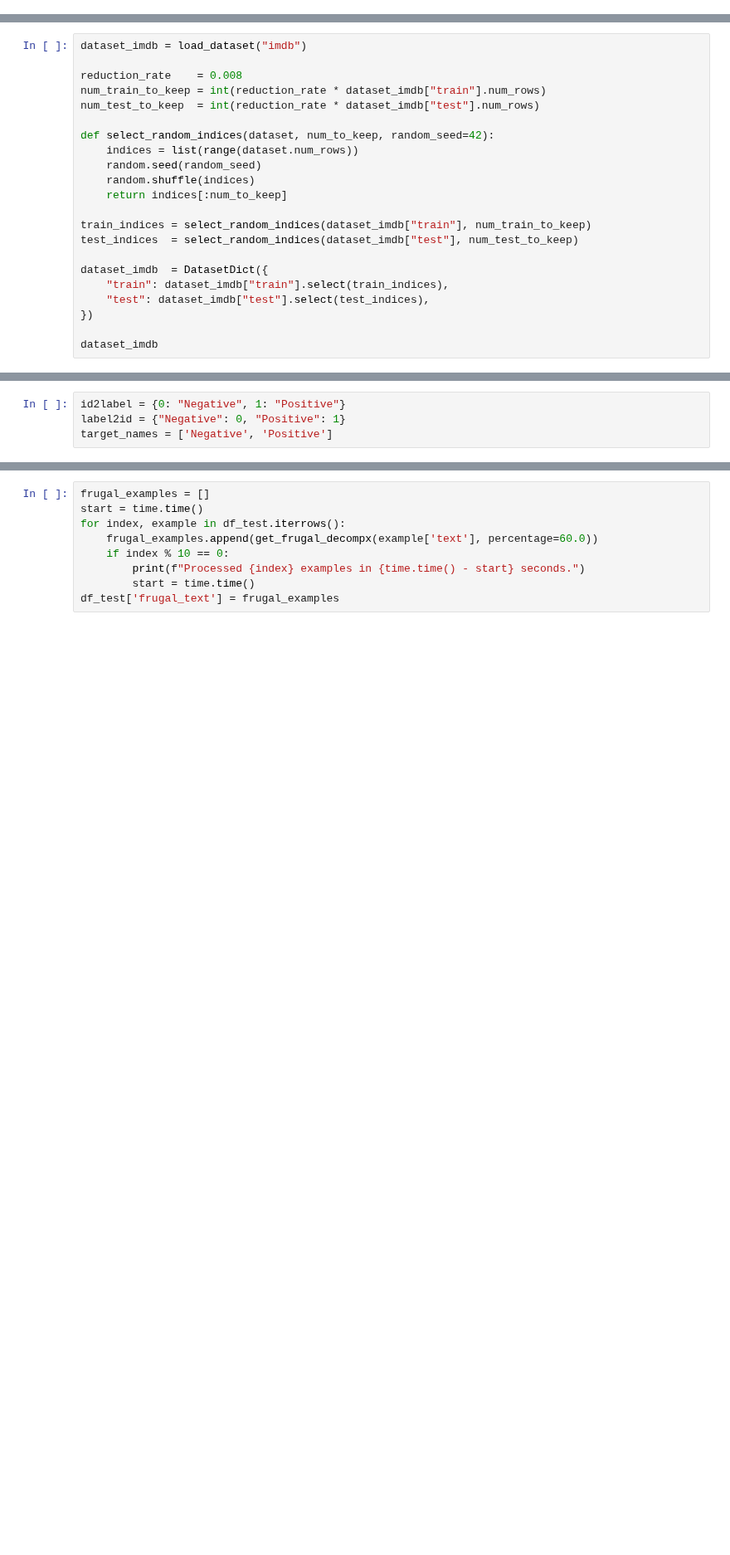
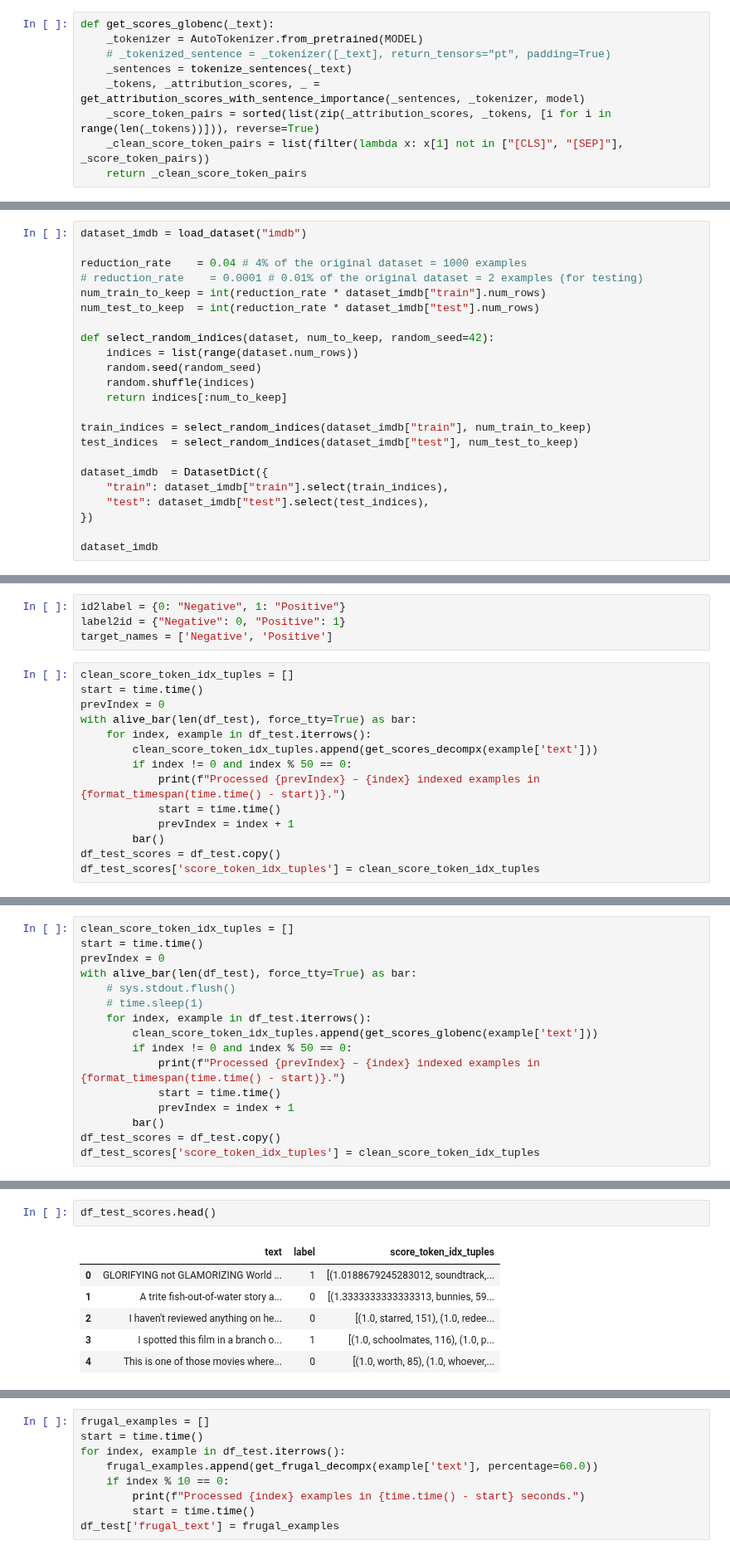
Before and after one commit to Starscream-11813/Frugal-ICL, a Jupyter notebook: frugal_ICL_clean.ipynb, the cells around one changed output, grey strips where cells are left out. Shown at 83% size. Cells and saved outputs as stored; diff of their text form; blank space fills up the shorter version.

Commit message:
Scores generated for IMDb dataset.

```diff
--- a/frugal_ICL_clean.ipynb
+++ b/frugal_ICL_clean.ipynb
@@ -408 +523,10 @@ is example document for calculating token attribution .
+# %%
+def get_scores_globenc(_text):
+    _tokenizer = AutoTokenizer.from_pretrained(MODEL)
+    # _tokenized_sentence = _tokenizer([_text], return_tensors="pt", padding=True)
+    _sentences = tokenize_sentences(_text)
+    _tokens, _attribution_scores, _ = get_attribution_scores_with_sentence_importance(_sentences, _tokenizer, model)
+    _score_token_pairs = sorted(list(zip(_attribution_scores, _tokens, [i for i in range(len(_tokens))])), reverse=True)
+    _clean_score_token_pairs = list(filter(lambda x: x[1] not in ["[CLS]", "[SEP]"], _score_token_pairs))
+    return _clean_score_token_pairs
 # %%
@@ -457,7 +581,8 @@ get_frugal_globenc(SENTENCE, percentage=80.0)
 # %%
 dataset_imdb = load_dataset("imdb")
 
-reduction_rate    = 0.008
+reduction_rate    = 0.04 # 4% of the original dataset = 1000 examples
+# reduction_rate    = 0.0001 # 0.01% of the original dataset = 2 examples (for testing)
 num_train_to_keep = int(reduction_rate * dataset_imdb["train"].num_rows)
 num_test_to_keep  = int(reduction_rate * dataset_imdb["test"].num_rows)
 
@@ -578,3 +712,17 @@ def get_prompt(train_data, model_name, shots=4, random_seed=42, percentage=80.0)
 id2label = {0: "Negative", 1: "Positive"}
 label2id = {"Negative": 0, "Positive": 1}
 target_names = ['Negative', 'Positive']
+# %%
+clean_score_token_idx_tuples = []
+start = time.time()
+prevIndex = 0
+with alive_bar(len(df_test), force_tty=True) as bar:
+    for index, example in df_test.iterrows():
+        clean_score_token_idx_tuples.append(get_scores_decompx(example['text']))
+        if index != 0 and index % 50 == 0:
+            print(f"Processed {prevIndex} – {index} indexed examples in {format_timespan(time.time() - start)}.")
+            start = time.time()
+            prevIndex = index + 1
+        bar()
+df_test_scores = df_test.copy()
+df_test_scores['score_token_idx_tuples'] = clean_score_token_idx_tuples
@@ -580,0 +749,16 @@ target_names = ['Negative', 'Positive']
+# %%
+clean_score_token_idx_tuples = []
+start = time.time()
+prevIndex = 0
+with alive_bar(len(df_test), force_tty=True) as bar:
+    # sys.stdout.flush()
+    # time.sleep(1)
+    for index, example in df_test.iterrows():
+        clean_score_token_idx_tuples.append(get_scores_globenc(example['text']))
+        if index != 0 and index % 50 == 0:
+            print(f"Processed {prevIndex} – {index} indexed examples in {format_timespan(time.time() - start)}.")
+            start = time.time()
+            prevIndex = index + 1
+        bar()
+df_test_scores = df_test.copy()
+df_test_scores['score_token_idx_tuples'] = clean_score_token_idx_tuples
@@ -580,0 +774,9 @@ target_names = ['Negative', 'Positive']
+# %%
+df_test_scores.head()
+# %% [output]
+|  | text | label | score_token_idx_tuples |
+| 0 | GLORIFYING not GLAMORIZING World ... | 1 | [(1.0188679245283012, soundtrack,... |
+| 1 | A trite fish-out-of-water story a... | 0 | [(1.3333333333333313, bunnies, 59... |
+| 2 | I haven't reviewed anything on he... | 0 | [(1.0, starred, 151), (1.0, redee... |
+| 3 | I spotted this film in a branch o... | 1 | [(1.0, schoolmates, 116), (1.0, p... |
+| 4 | This is one of those movies where... | 0 | [(1.0, worth, 85), (1.0, whoever,... |
```
Also changed, not shown: parts of 21 cells of this notebook, 9 other files.
